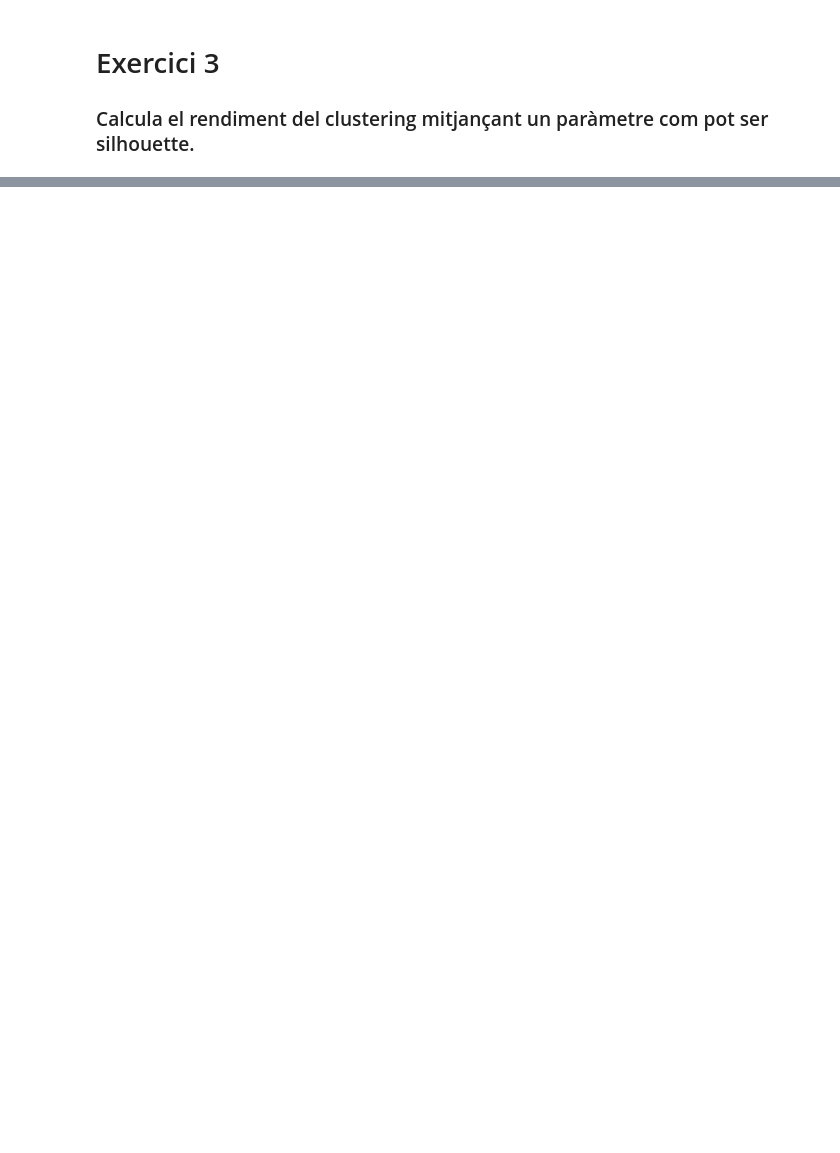
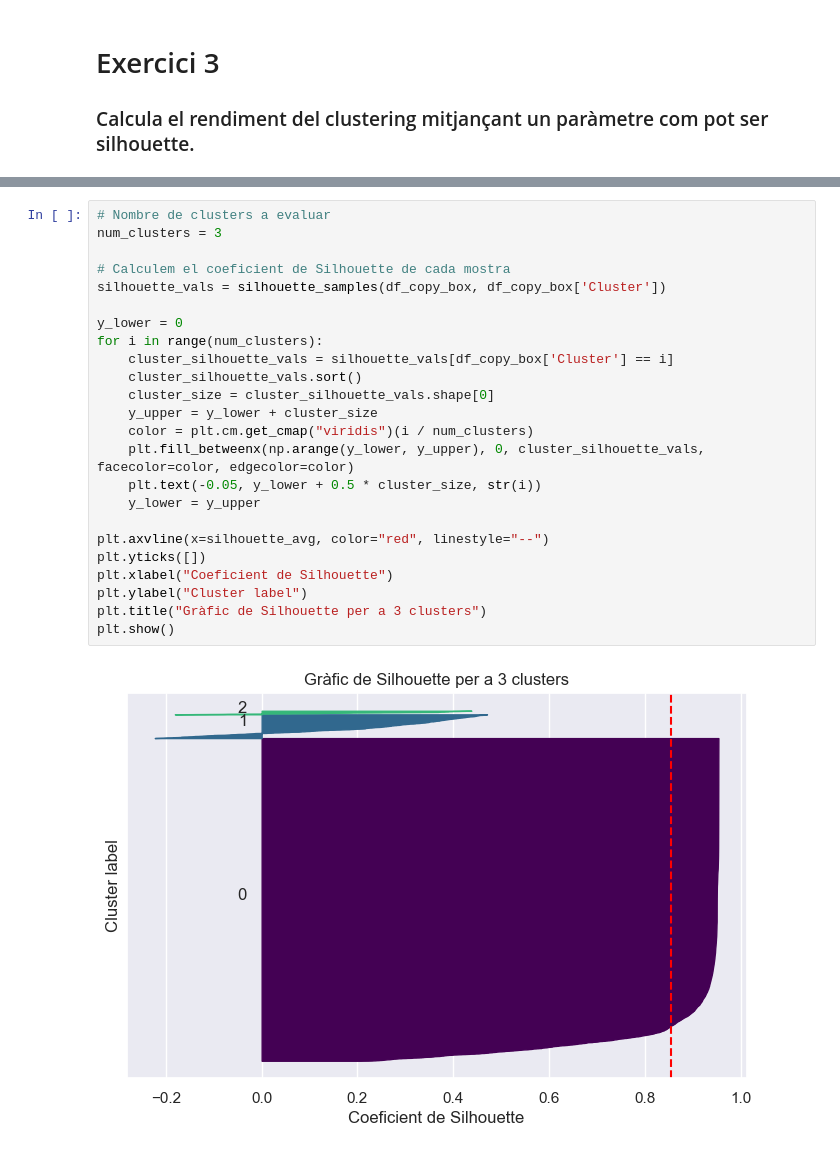
Before and after one commit to JO-VL/ML_unsupervised, a Jupyter notebook: M8 T01.ipynb, the cells around one changed output, grey strips where cells are left out. Drawn from its saved outputs; the diff is of its cells as text; blank space fills up the shorter version.

```diff
--- a/M8 T01.ipynb
+++ b/M8 T01.ipynb
@@ -605,0 +596,26 @@ Ja ho hem fet amb ambdós models.
+# %%
+# Nombre de clusters a evaluar
+num_clusters = 3
+
+# Calculem el coeficient de Silhouette de cada mostra
+silhouette_vals = silhouette_samples(df_copy_box, df_copy_box['Cluster'])
+
+y_lower = 0
+for i in range(num_clusters):
+    cluster_silhouette_vals = silhouette_vals[df_copy_box['Cluster'] == i]
+    cluster_silhouette_vals.sort()
+    cluster_size = cluster_silhouette_vals.shape[0]
+    y_upper = y_lower + cluster_size
+    color = plt.cm.get_cmap("viridis")(i / num_clusters)
+    plt.fill_betweenx(np.arange(y_lower, y_upper), 0, cluster_silhouette_vals, facecolor=color, edgecolor=color)
+    plt.text(-0.05, y_lower + 0.5 * cluster_size, str(i))
+    y_lower = y_upper
+
+plt.axvline(x=silhouette_avg, color="red", linestyle="--")
+plt.yticks([])
+plt.xlabel("Coeficient de Silhouette")
+plt.ylabel("Cluster label")
+plt.title("Gràfic de Silhouette per a 3 clusters")
+plt.show()
+# %% [output]
+[figure, added]
```
Also changed, not shown: parts of 28 cells of this notebook.
